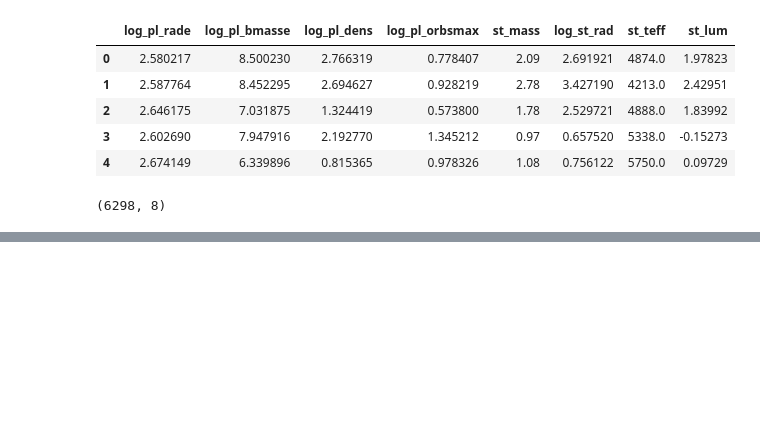
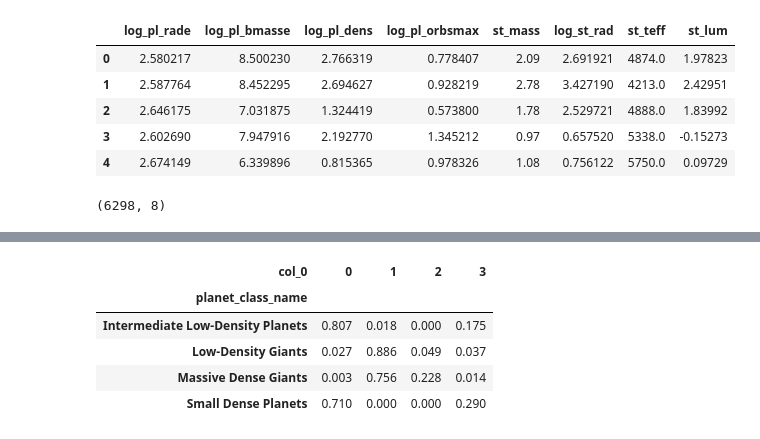
Before and after one commit to harini-prabakaran/celestia, a Jupyter notebook: notebooks/06_host_star_analysis.ipynb, the cells around one changed output, grey strips where cells are left out. Cells and saved outputs as stored; diff of their text form; code cells hidden in the pictures; blank space fills up the shorter version.

```diff
--- a/notebooks/06_host_star_analysis.ipynb
+++ b/notebooks/06_host_star_analysis.ipynb
@@ -213,0 +325,13 @@ X_host_scaled.shape
+# %%
+pd.crosstab(
+    planet_classes["planet_class_name"],
+    host_labels_4,
+    normalize="index"
+).round(3)
+# %% [output]
+| col_0 | 0 | 1 | 2 | 3 |
+| planet_class_name |  |  |  |  |
+| Intermediate Low-Density Planets | 0.807 | 0.018 | 0.000 | 0.175 |
+| Low-Density Giants | 0.027 | 0.886 | 0.049 | 0.037 |
+| Massive Dense Giants | 0.003 | 0.756 | 0.228 | 0.014 |
+| Small Dense Planets | 0.710 | 0.000 | 0.000 | 0.290 |
```
Also changed, not shown: parts of 13 cells of this notebook.
